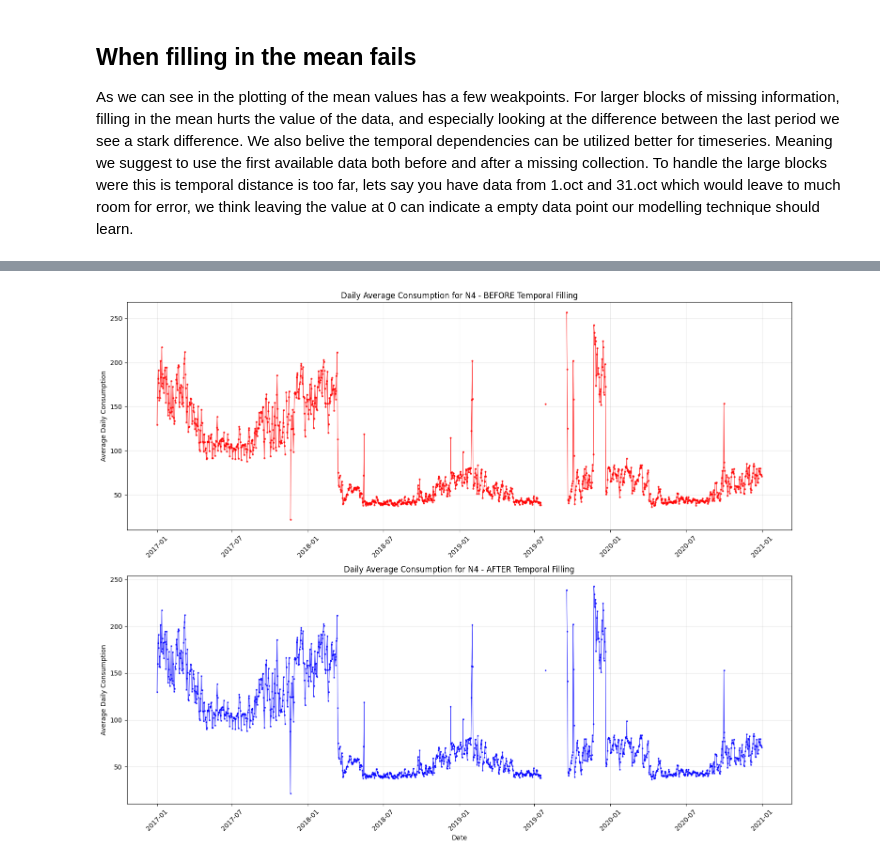
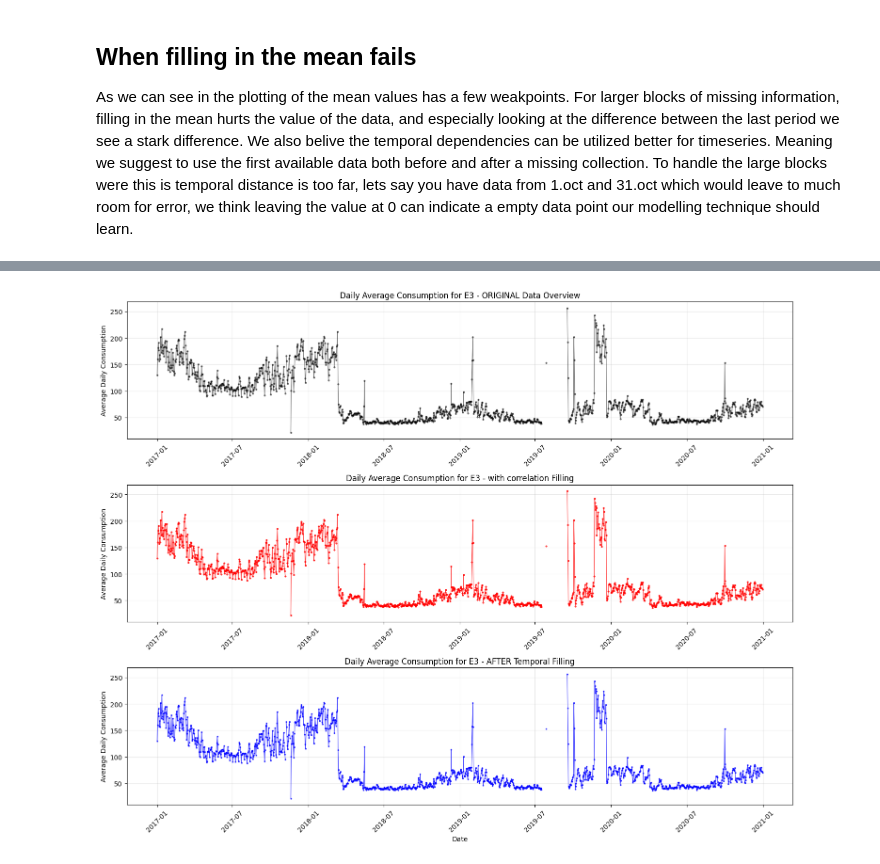
Before and after one commit to NicolaiBaklund/IT3212, a Jupyter notebook: notebooks/Paraguay/missing/missing_values.ipynb, the cells around one changed output, grey strips where cells are left out. Drawn from its saved outputs; the diff is of its cells as text; code cells hidden in the pictures.

Commit message:
commit before merge

```diff
--- a/notebooks/Paraguay/missing/missing_values.ipynb
+++ b/notebooks/Paraguay/missing/missing_values.ipynb
@@ -369,7 +366,7 @@ for feeder in pivot_df_temporal_filled.columns:
     original_nan_count = pivot_df_temporal_filled[feeder].isna().sum()
 
     if original_nan_count > 0:
-        pivot_df_temporal_filled[feeder] = fill_small_gaps(pivot_df_temporal_filled[feeder], max_gap_days=5)
+        pivot_df_temporal_filled[feeder] = fill_small_gaps(pivot_df_temporal_filled[feeder], max_gap_hours=4)
         new_nan_count = pivot_df_temporal_filled[feeder].isna().sum()
         filled_count = original_nan_count - new_nan_count
 
@@ -424,50 +421,64 @@ I4: 97.2% available
 # %%
-# Compare N4 consumption: before filling, after being filled - Two separate plots
+# Compare E3 consumption: before filling, after being filled - Two separate plots
 
-# Get N4 data from temporal-filled dataset
-df_N4_temporal_filled = df_consumption_temporal_filled[df_consumption_temporal_filled['feeder'] == 'E3'].copy()
-df_N4_temporal_filled['datetime'] = pd.to_datetime(df_N4_temporal_filled['datetime'], errors='coerce')
-df_N4_temporal_filled = df_N4_temporal_filled.set_index('datetime').sort_index()
+#get E3 data from original dataset
+df_E3_original = df_consumption[df_consumption['feeder'] == 'E3'].copy()
+df_E3_original['datetime'] = pd.to_datetime(df_E3_original['datetime'], errors='coerce')
+df_E3_original = df_E3_original.set_index('datetime').sort_index()
 
-# Get original N4 data (before any filling) for comparison
-df_N4_original = pivot_df['E3'].copy()
-df_N4_original.index = pd.to_datetime(df_N4_original.index, errors='coerce')
+# Get E3 data from temporal-filled dataset
+df_E3_temporal_filled = df_consumption_temporal_filled[df_consumption_temporal_filled['feeder'] == 'E3'].copy()
+df_E3_temporal_filled['datetime'] = pd.to_datetime(df_E3_temporal_filled['datetime'], errors='coerce')
+df_E3_temporal_filled = df_E3_temporal_filled.set_index('datetime').sort_index()
 
-# Get temporal filled N4 data
-df_N4_temporal_from_pivot = pivot_df_temporal_filled['E3'].copy()
-df_N4_temporal_from_pivot.index = pd.to_datetime(df_N4_temporal_from_pivot.index, errors='coerce')
-df_N4_temporal_from_pivot_before_2021 = df_N4_temporal_from_pivot[df_N4_temporal_from_pivot.index < '2021-01-01']
+# Get original E3 data (before any filling) for comparison
+df_E3_original = pivot_df['E3'].copy()
+df_E3_original.index = pd.to_datetime(df_E3_original.index, errors='coerce')
+
+# Get temporal filled E3 data
+df_E3_temporal_from_pivot = pivot_df_temporal_filled['E3'].copy()
+df_E3_temporal_from_pivot.index = pd.to_datetime(df_E3_temporal_from_pivot.index, errors='coerce')
+df_E3_temporal_from_pivot_before_2021 = df_E3_temporal_from_pivot[df_E3_temporal_from_pivot.index < '2021-01-01']
 
 # Resample both to daily averages
-df_N4_original_daily = df_N4_original.resample('D').mean()
-df_N4_temporal_daily = df_N4_temporal_from_pivot_before_2021.resample('D').mean()
+df_E3_original_daily = df_E3_original.resample('D').mean()
+df_E3_temporal_daily = df_E3_temporal_from_pivot_before_2021.resample('D').mean()
 
 # Create two separate plots
-fig, axes = plt.subplots(2, 1, figsize=(15, 12))
+fig, axes = plt.subplots(3, 1, figsize=(15, 12))
 
-# Plot 1: Before Temporal Filling
-axes[0].plot(df_N4_original_daily.index, df_N4_original_daily.values,
-             marker='o', linestyle='-', markersize=2, linewidth=1,
-             color='red', alpha=0.7)
-axes[0].set_title('Daily Average Consumption for N4 - BEFORE Temporal Filling')
+# Plot 1: Original Data Overview
+axes[0].plot(df_E3_original_daily.index, df_E3_original_daily.values,
+                marker='o', linestyle='-', markersize=2, linewidth=1,
+                color='black', alpha=0.5)
+axes[0].set_title('Daily Average Consumption for E3 - ORIGINAL Data Overview')
 axes[0].set_ylabel('Average Daily Consumption')
 axes[0].grid(True, alpha=0.3)
 axes[0].tick_params(axis='x', rotation=45)
 
-# Plot 2: After Temporal Filling
-axes[1].plot(df_N4_temporal_daily.index, df_N4_temporal_daily.values,
-             marker='s', linestyle='-', markersize=2, linewidth=1,
-             color='blue', alpha=0.7)
-axes[1].set_title('Daily Average Consumption for N4 - AFTER Temporal Filling')
-axes[1].set_xlabel('Date')
+# Plot 2: Before Temporal Filling
+axes[1].plot(df_E3_original_daily.index, df_E3_original_daily.values,
+             marker='o', linestyle='-', markersize=2, linewidth=1,
+             color='red', alpha=0.7)
+axes[1].set_title('Daily Average Consumption for E3 - with correlation Filling')
 axes[1].set_ylabel('Average Daily Consumption')
 axes[1].grid(True, alpha=0.3)
 axes[1].tick_params(axis='x', rotation=45)
 
+# Plot 3: After Temporal Filling
+axes[2].plot(df_E3_temporal_daily.index, df_E3_temporal_daily.values,
+             marker='s', linestyle='-', markersize=2, linewidth=1,
+             color='blue', alpha=0.7)
+axes[2].set_title('Daily Average Consumption for E3 - AFTER Temporal Filling')
+axes[2].set_xlabel('Date')
+axes[2].set_ylabel('Average Daily Consumption')
+axes[2].grid(True, alpha=0.3)
+axes[2].tick_params(axis='x', rotation=45)
+
 plt.tight_layout()
 plt.show()
 # %% [output]
-[figure, old version]
+[figure, new version]
 # %%
 # Fill the remaining gaps with 0
 
```
Also changed, not shown: parts of 5 cells of this notebook, 1 other file.
